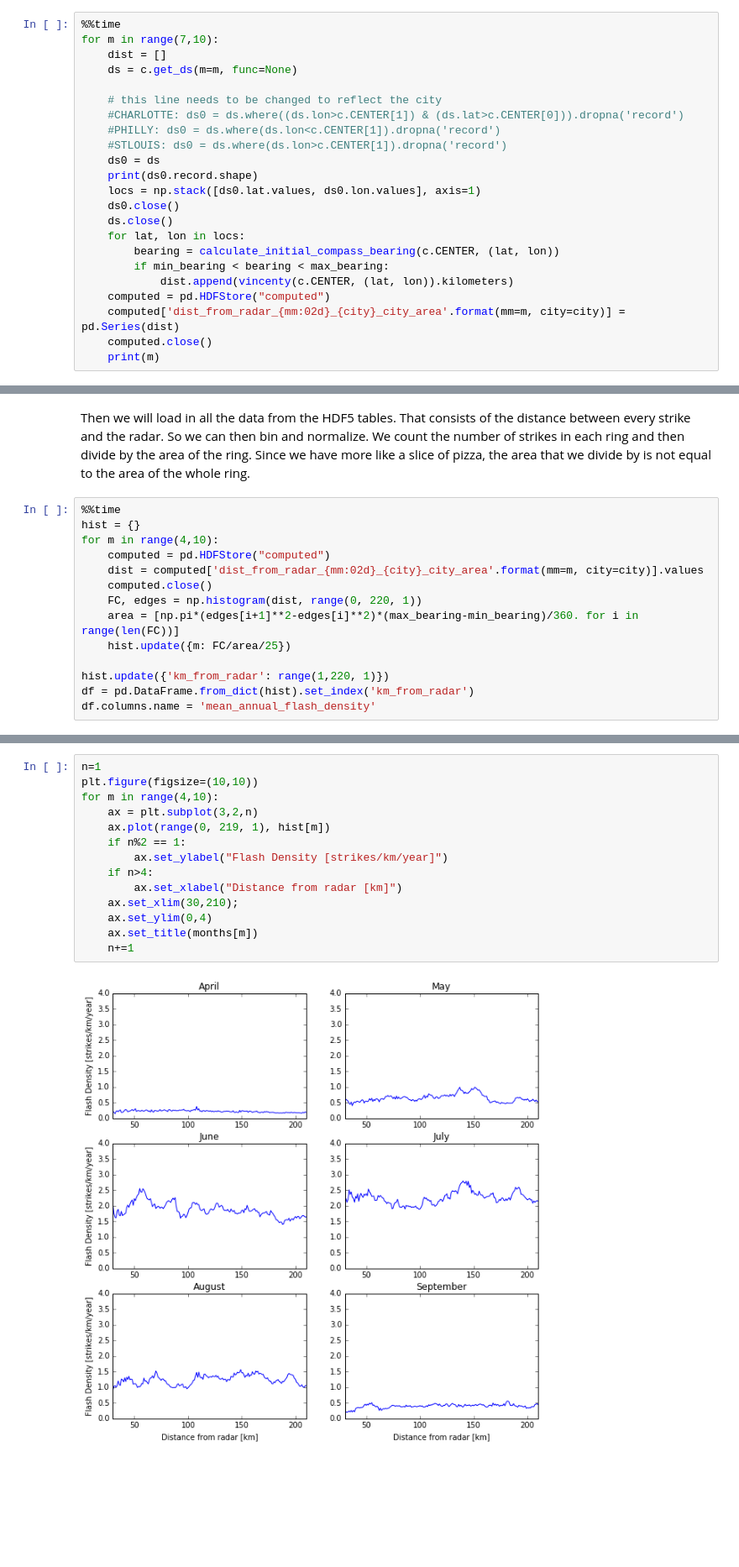
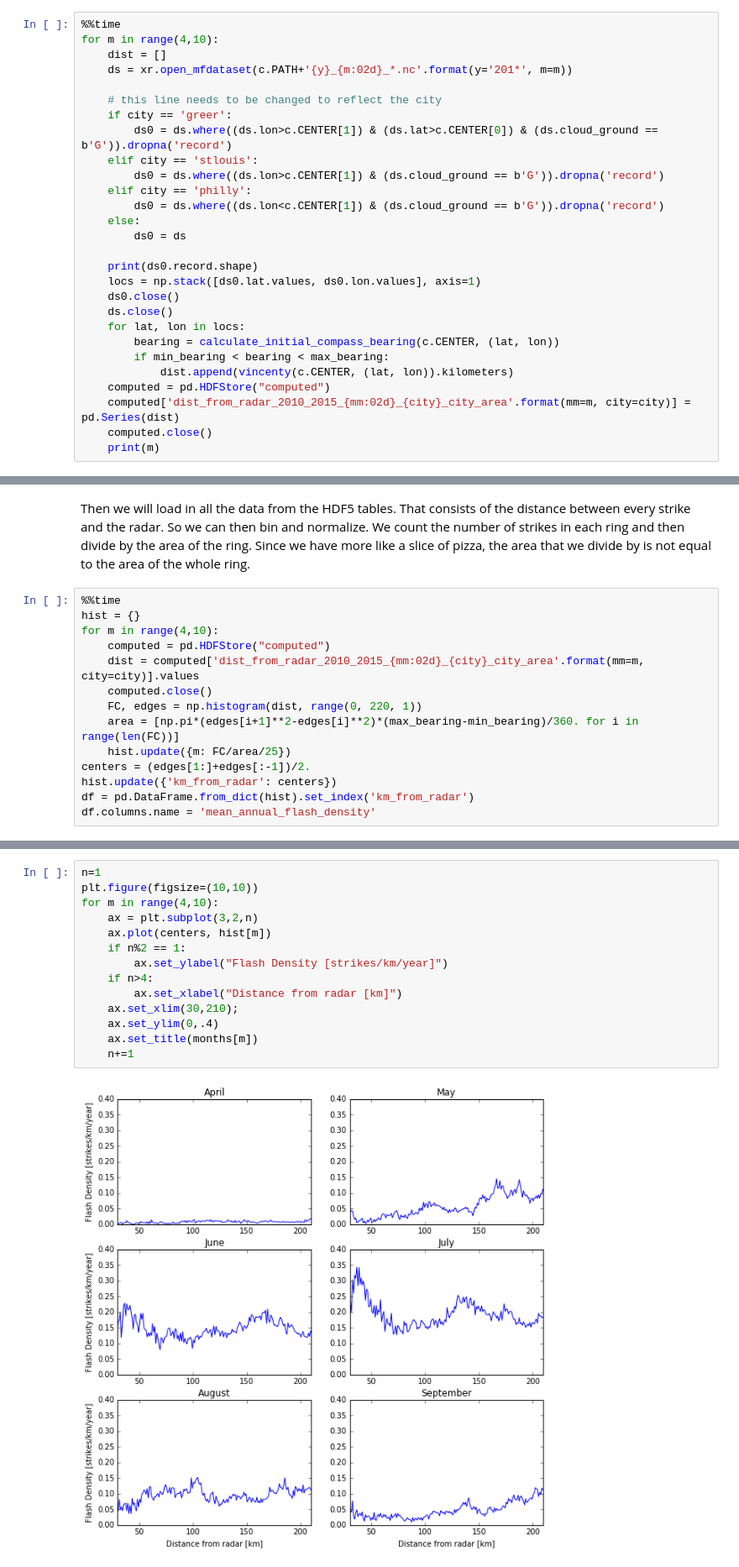
Before and after one commit to jsignell/lightning-tools, a Jupyter notebook: 08 Distance from Radar.ipynb, the cells around one changed output, grey strips where cells are left out. Shown: that part at 84% size. Cells and saved outputs as stored; diff of their text form; blank space fills up the shorter version.

```diff
--- a/08 Distance from Radar.ipynb
+++ b/08 Distance from Radar.ipynb
@@ -106,14 +108,19 @@ First we will calculate the distance in km from the radar to each lightning stri
 # %%
 %%time
-for m in range(7,10):
+for m in range(4,10):
     dist = []
-    ds = c.get_ds(m=m, func=None)
+    ds = xr.open_mfdataset(c.PATH+'{y}_{m:02d}_*.nc'.format(y='201*', m=m))
 
     # this line needs to be changed to reflect the city
-    #CHARLOTTE: ds0 = ds.where((ds.lon>c.CENTER[1]) & (ds.lat>c.CENTER[0])).dropna('record')
-    #PHILLY: ds0 = ds.where(ds.lon<c.CENTER[1]).dropna('record')
-    #STLOUIS: ds0 = ds.where(ds.lon>c.CENTER[1]).dropna('record')
-    ds0 = ds
+    if city == 'greer':
+        ds0 = ds.where((ds.lon>c.CENTER[1]) & (ds.lat>c.CENTER[0]) & (ds.cloud_ground == b'G')).dropna('record')
+    elif city == 'stlouis':
+        ds0 = ds.where((ds.lon>c.CENTER[1]) & (ds.cloud_ground == b'G')).dropna('record')
+    elif city == 'philly':
+        ds0 = ds.where((ds.lon<c.CENTER[1]) & (ds.cloud_ground == b'G')).dropna('record')
+    else:
+        ds0 = ds
+
     print(ds0.record.shape)
     locs = np.stack([ds0.lat.values, ds0.lon.values], axis=1)
     ds0.close()
@@ -123,7 +130,7 @@ for m in range(7,10):
         if min_bearing < bearing < max_bearing:
             dist.append(vincenty(c.CENTER, (lat, lon)).kilometers)
     computed = pd.HDFStore("computed")
-    computed['dist_from_radar_{mm:02d}_{city}_city_area'.format(mm=m, city=city)] = pd.Series(dist)
+    computed['dist_from_radar_2010_2015_{mm:02d}_{city}_city_area'.format(mm=m, city=city)] = pd.Series(dist)
     computed.close()
     print(m)
 # %% [output]
@@ -142,13 +155,13 @@ Then we will load in all the data from the HDF5 tables. That consists of the dis
 hist = {}
 for m in range(4,10):
     computed = pd.HDFStore("computed")
-    dist = computed['dist_from_radar_{mm:02d}_{city}_city_area'.format(mm=m, city=city)].values
+    dist = computed['dist_from_radar_2010_2015_{mm:02d}_{city}_city_area'.format(mm=m, city=city)].values
     computed.close()
     FC, edges = np.histogram(dist, range(0, 220, 1))
     area = [np.pi*(edges[i+1]**2-edges[i]**2)*(max_bearing-min_bearing)/360. for i in range(len(FC))]
     hist.update({m: FC/area/25})
-
-hist.update({'km_from_radar': range(1,220, 1)})
+centers = (edges[1:]+edges[:-1])/2.
+hist.update({'km_from_radar': centers})
 df = pd.DataFrame.from_dict(hist).set_index('km_from_radar')
 df.columns.name = 'mean_annual_flash_density'
 # %% [output]
@@ -157,17 +170,17 @@ Wall time: 167 ms
 # %%
 n=1
 plt.figure(figsize=(10,10))
 for m in range(4,10):
     ax = plt.subplot(3,2,n)
-    ax.plot(range(0, 219, 1), hist[m])
+    ax.plot(centers, hist[m])
     if n%2 == 1:
         ax.set_ylabel("Flash Density [strikes/km/year]")
     if n>4:
         ax.set_xlabel("Distance from radar [km]")
     ax.set_xlim(30,210);
-    ax.set_ylim(0,4)
+    ax.set_ylim(0,.4)
     ax.set_title(months[m])
     n+=1
 # %% [output]
-[figure, old version]
+[figure, new version]
 # %%
```
Also changed, not shown: parts of 6 cells of this notebook.
